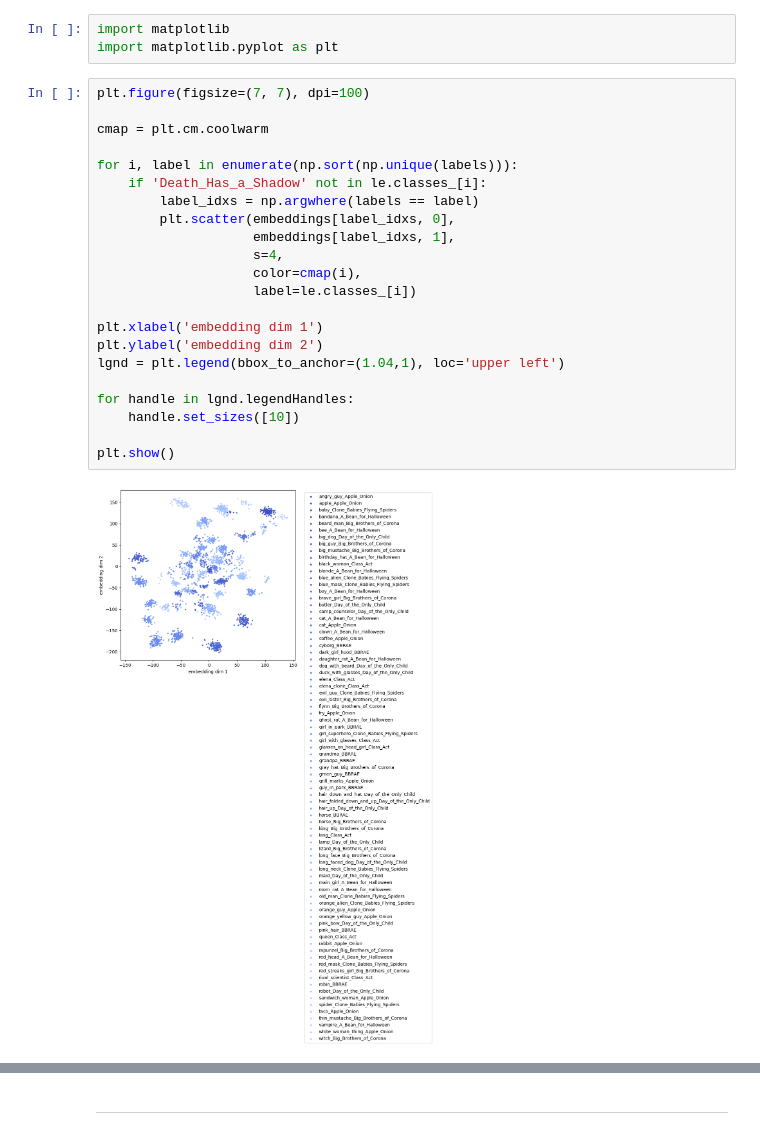
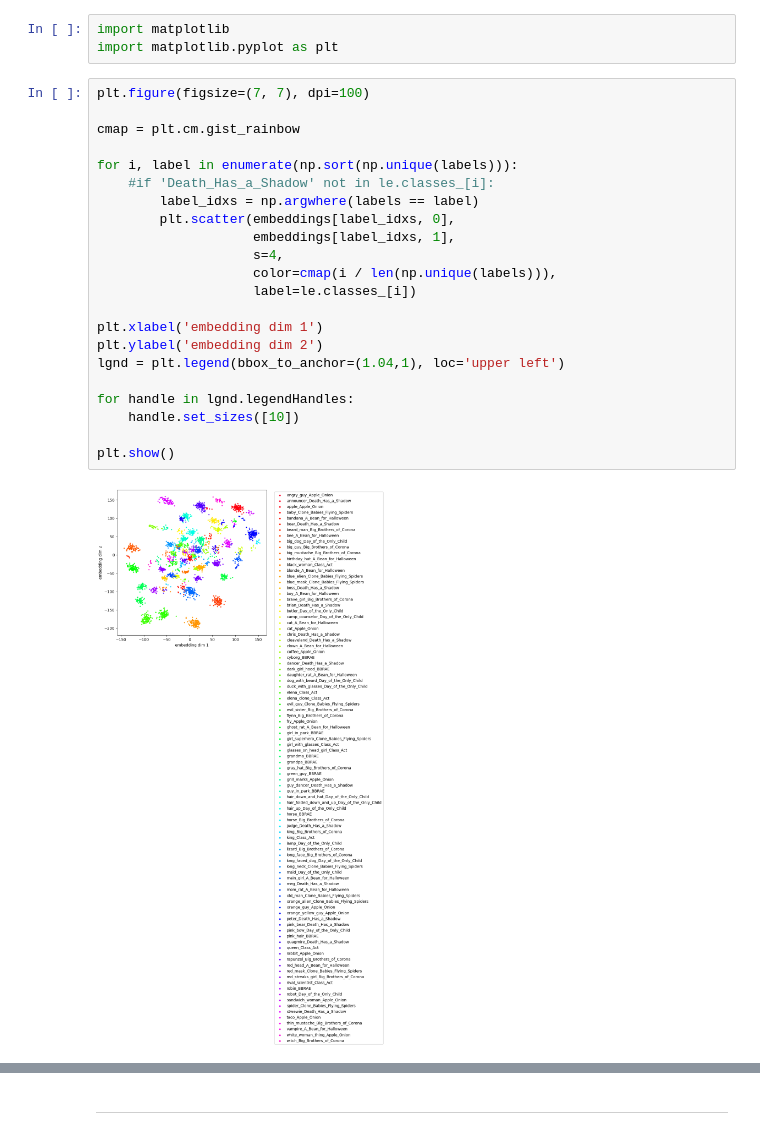
Before and after one commit to nathancooperjones/meezer, a Jupyter notebook: nbs/meezer_image_example.ipynb, the cells around one changed output, grey strips where cells are left out. Drawn from its saved outputs; the diff is of its cells as text.

```diff
--- a/nbs/meezer_image_example.ipynb
+++ b/nbs/meezer_image_example.ipynb
@@ -128,24 +128,24 @@ import matplotlib.pyplot as plt
 # %%
 plt.figure(figsize=(7, 7), dpi=100)
 
-cmap = plt.cm.coolwarm
+cmap = plt.cm.gist_rainbow
 
 for i, label in enumerate(np.sort(np.unique(labels))):
-    if 'Death_Has_a_Shadow' not in le.classes_[i]:
+    #if 'Death_Has_a_Shadow' not in le.classes_[i]:
         label_idxs = np.argwhere(labels == label)
         plt.scatter(embeddings[label_idxs, 0],
                     embeddings[label_idxs, 1],
                     s=4,
-                    color=cmap(i),
+                    color=cmap(i / len(np.unique(labels))),
                     label=le.classes_[i])
 
 plt.xlabel('embedding dim 1')
 plt.ylabel('embedding dim 2')
 lgnd = plt.legend(bbox_to_anchor=(1.04,1), loc='upper left')
 
 for handle in lgnd.legendHandles:
     handle.set_sizes([10])
 
 plt.show()
 # %% [output]
-[figure, old version]
+[figure, new version]
```
Also changed, not shown: parts of 3 cells of this notebook, 7 other files.
